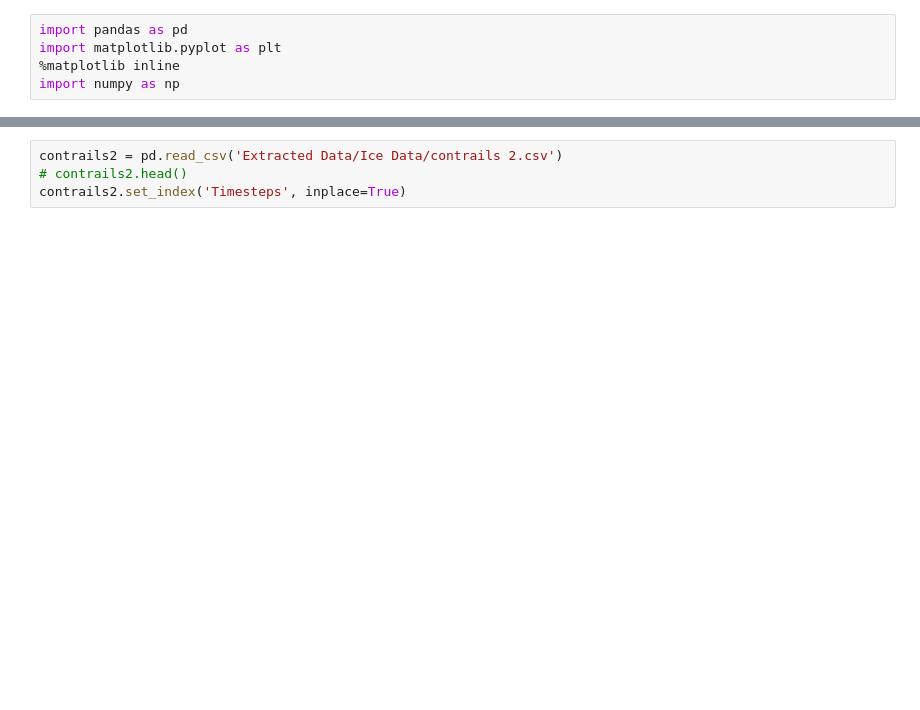
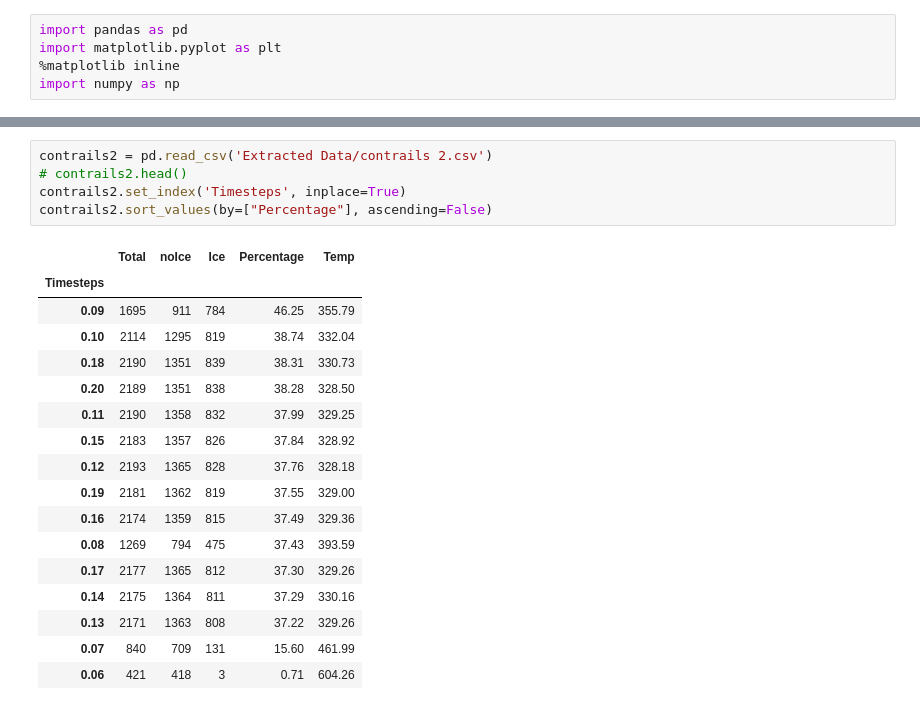
Before and after one commit to nafiul-nipu/Contrails-Python, a Jupyter notebook: contrails preprocessing/IceDataVisualization.ipynb, the cells around one changed output, grey strips where cells are left out. Drawn from its saved outputs; the diff is of its cells as text; blank space fills up the shorter version.

```diff
--- a/contrails preprocessing/IceDataVisualization.ipynb
+++ b/contrails preprocessing/IceDataVisualization.ipynb
@@ -10,5 +29,24 @@ contrails1.set_index('Timesteps', inplace=True)
 # %%
-contrails2 = pd.read_csv('Extracted Data/Ice Data/contrails 2.csv')
+contrails2 = pd.read_csv('Extracted Data/contrails 2.csv')
 # contrails2.head()
 contrails2.set_index('Timesteps', inplace=True)
+contrails2.sort_values(by=["Percentage"], ascending=False)
+# %% [output]
+|  | Total | noIce | Ice | Percentage | Temp |
+| Timesteps |  |  |  |  |  |
+| 0.09 | 1695 | 911 | 784 | 46.25 | 355.79 |
+| 0.10 | 2114 | 1295 | 819 | 38.74 | 332.04 |
+| 0.18 | 2190 | 1351 | 839 | 38.31 | 330.73 |
+| 0.20 | 2189 | 1351 | 838 | 38.28 | 328.50 |
+| 0.11 | 2190 | 1358 | 832 | 37.99 | 329.25 |
+| 0.15 | 2183 | 1357 | 826 | 37.84 | 328.92 |
+| 0.12 | 2193 | 1365 | 828 | 37.76 | 328.18 |
+| 0.19 | 2181 | 1362 | 819 | 37.55 | 329.00 |
+| 0.16 | 2174 | 1359 | 815 | 37.49 | 329.36 |
+| 0.08 | 1269 | 794 | 475 | 37.43 | 393.59 |
+| 0.17 | 2177 | 1365 | 812 | 37.30 | 329.26 |
+| 0.14 | 2175 | 1364 | 811 | 37.29 | 330.16 |
+| 0.13 | 2171 | 1363 | 808 | 37.22 | 329.26 |
+| 0.07 | 840 | 709 | 131 | 15.60 | 461.99 |
+| 0.06 | 421 | 418 | 3 | 0.71 | 604.26 |
 # %%
```
Also changed, not shown: parts of 3 cells of this notebook, 7 other files.
